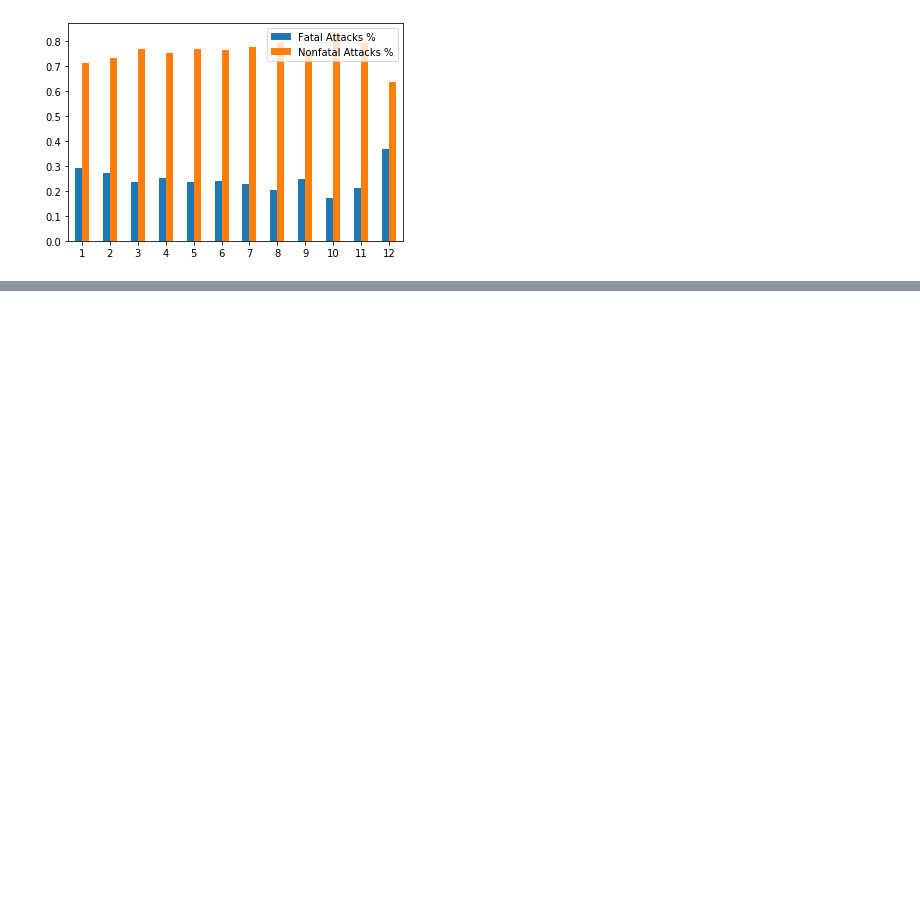
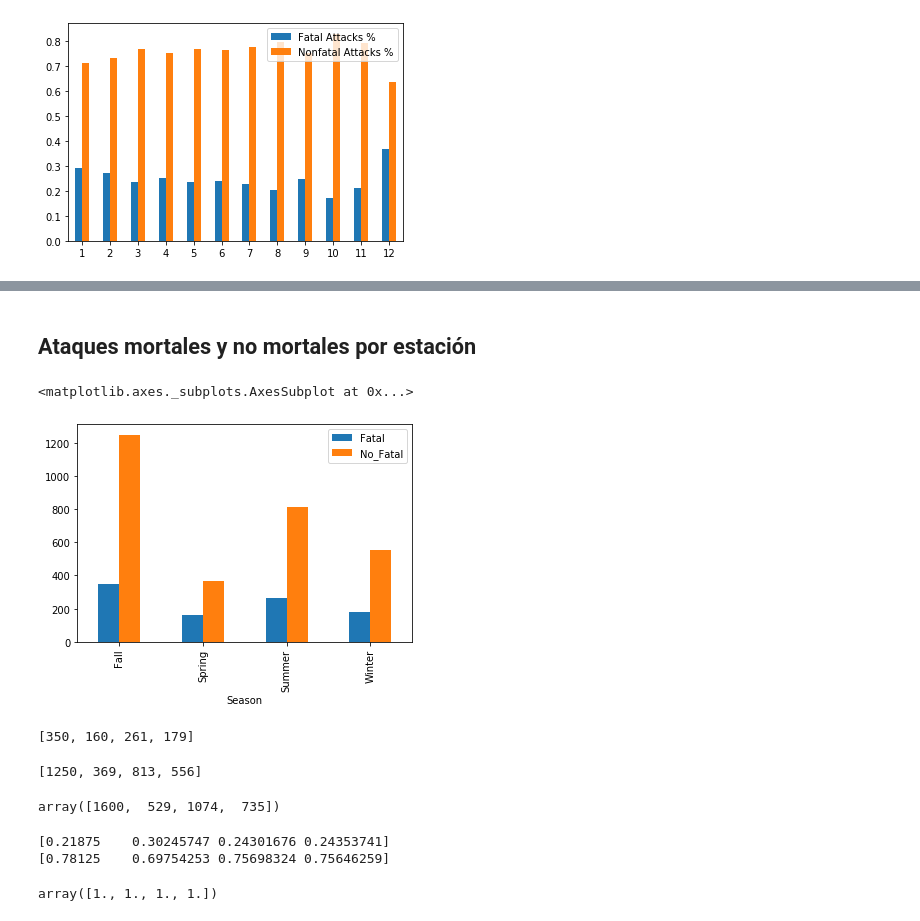
Before and after one commit to jmpchamizo/pandas_project, a Jupyter notebook: project.ipynb, the cells around one changed output, grey strips where cells are left out. Saved outputs shown, nothing was run; the diff lists cells and outputs as text; code cells hidden in the pictures; blank space fills up the shorter version.

```diff
--- a/project.ipynb
+++ b/project.ipynb
@@ -497,0 +699,17 @@ ax = df.plot.bar(rot=0)
+# %%
+result = [None]*len(sa_final_country.Hemisphere)
+for i,e in enumerate(sa_final_country.Hemisphere):
+    month = sa_final_country["Month Number"][i]
+    if e == "North":
+        if (int(month) + 1) < len(seasons):
+            result[i] = seasons[int(month) +1]
+        else:
+            result[i] = seasons[int(0)]
+    else:
+        if (int(month) + 7) < len(seasons):
+            result[i] = seasons[int(month) + 7]
+        else:
+            result[i] = seasons[int(month) - 5]
+# %%
+sa_final_country.Season = result
+sa_final_country.head()
@@ -497,0 +725,2 @@ ax = df.plot.bar(rot=0)
+# %%
+sa_final_hemisphere = sa_final_country.drop(["Country", "Type", "Area", "Location", "Month", "Hemisphere", "Month Number"], axis=1)
@@ -497,0 +736,5 @@ ax = df.plot.bar(rot=0)
+# %%
+sa_final_hemisphere = sa_final_hemisphere.rename(columns={'Fatal':'Attacks'})
+sa_final_hemisphere["Fatal"] = sa_final_hemisphere.Attacks.apply(lambda x: 1 if x == "Y" else 0)
+sa_final_hemisphere["No_Fatal"] = sa_final_hemisphere.Attacks.apply(lambda x: 1 if x == "N" else 0)
+sa_final_hemisphere.head()
@@ -497,0 +748,32 @@ ax = df.plot.bar(rot=0)
+# %% [markdown]
+## Ataques mortales y no mortales por estación
+# %%
+sa_final_hemisphere.groupby("Season").agg({"Fatal":"sum", "No_Fatal":"sum"}).plot.bar()
+# %% [output]
+<matplotlib.axes._subplots.AxesSubplot at 0x...>
+[figure, added]
+# %%
+nfatal_attacks = u.mean_attacks_hemisphere(sa_final_hemisphere.Season, sa_final_hemisphere.Fatal)
+nfatal_attacks
+# %% [output]
+[350, 160, 261, 179]
+# %%
+nnonfatal_attacks = u.mean_attacks_hemisphere(sa_final_hemisphere.Season, sa_final_hemisphere.No_Fatal)
+nnonfatal_attacks
+# %% [output]
+[1250, 369, 813, 556]
+# %%
+total_per_season = np.asarray(nfatal_attacks) + np.asarray(nnonfatal_attacks)
+total_per_season
+# %% [output]
+array([1600,  529, 1074,  735])
+# %%
+nfatal_percent = np.asarray(nfatal_attacks) / total_per_season
+print(nfatal_percent)
+nnonfatal_percent = np.asarray(nnonfatal_attacks) / total_per_season
+print(nnonfatal_percent)
+nfatal_percent + nnonfatal_percent
+# %% [output]
+[0.21875    0.30245747 0.24301676 0.24353741]
+[0.78125    0.69754253 0.75698324 0.75646259]
+array([1., 1., 1., 1.])
```
Also changed, not shown: parts of 54 cells of this notebook, 3 other files.
